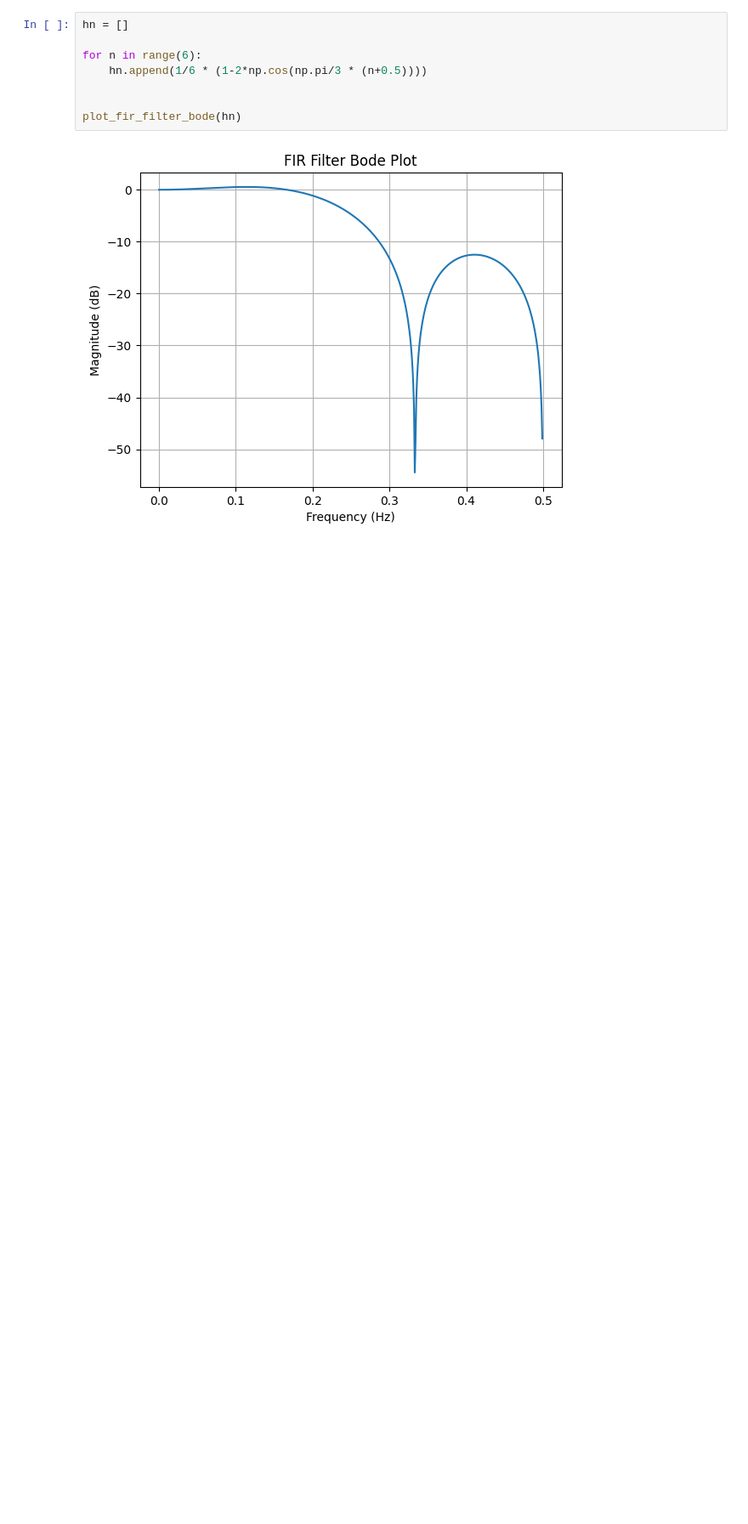
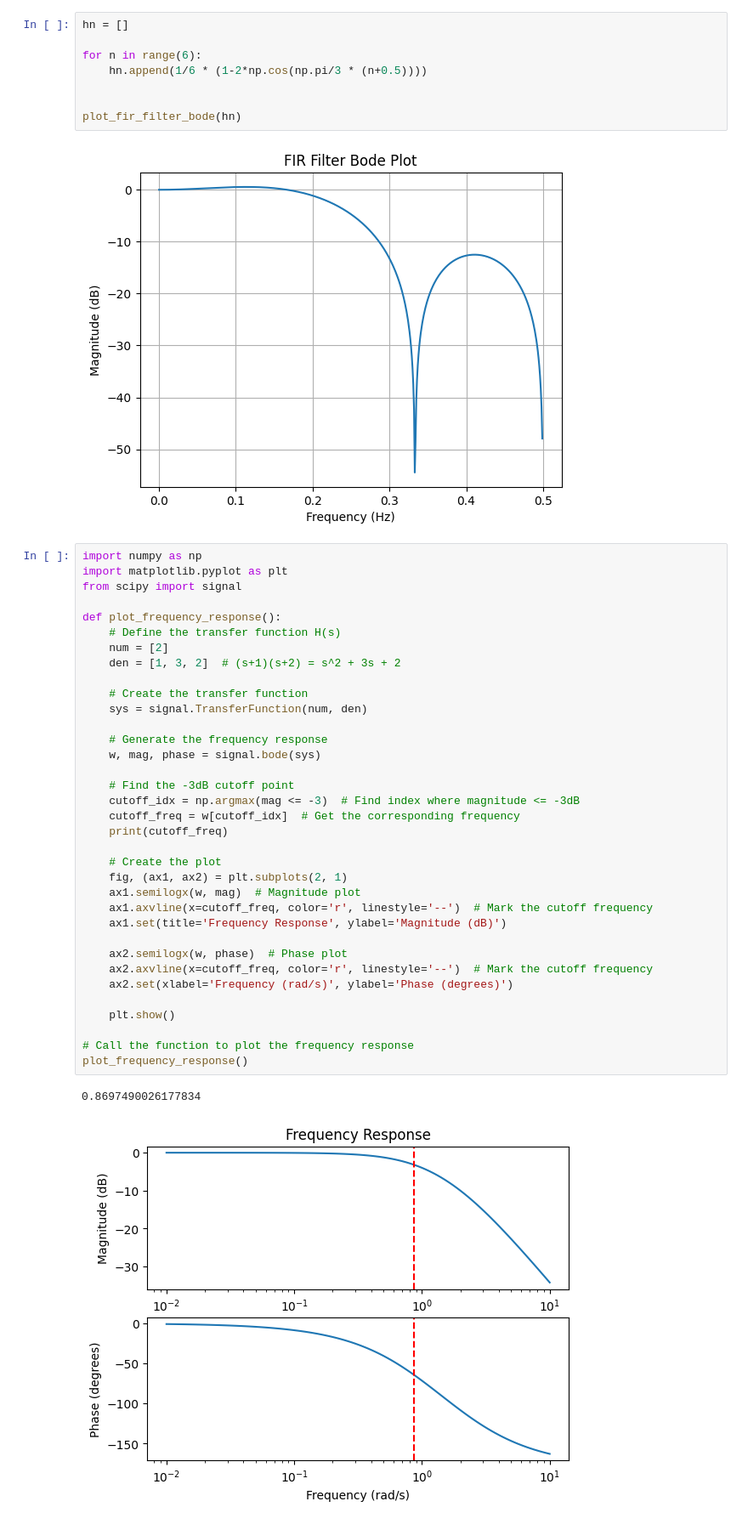
Before and after one commit to JBatRey/tp4assd, a Jupyter notebook: fit.ipynb, the cells around one changed output. Shown: that part at 85% size. Saved outputs shown, nothing was run; the diff lists cells and outputs as text; blank space fills up the shorter version.

```diff
--- a/fit.ipynb
+++ b/fit.ipynb
@@ -39,3 +43,41 @@ for n in range(6):
 plot_fir_filter_bode(hn)
 # %% [output]
 [figure]
+# %%
+import numpy as np
+import matplotlib.pyplot as plt
+from scipy import signal
+
+def plot_frequency_response():
+    # Define the transfer function H(s)
+    num = [2]
+    den = [1, 3, 2]  # (s+1)(s+2) = s^2 + 3s + 2
+
+    # Create the transfer function
+    sys = signal.TransferFunction(num, den)
+
+    # Generate the frequency response
+    w, mag, phase = signal.bode(sys)
+
+    # Find the -3dB cutoff point
+    cutoff_idx = np.argmax(mag <= -3)  # Find index where magnitude <= -3dB
+    cutoff_freq = w[cutoff_idx]  # Get the corresponding frequency
+    print(cutoff_freq)
+
+    # Create the plot
+    fig, (ax1, ax2) = plt.subplots(2, 1)
+    ax1.semilogx(w, mag)  # Magnitude plot
+    ax1.axvline(x=cutoff_freq, color='r', linestyle='--')  # Mark the cutoff frequency
+    ax1.set(title='Frequency Response', ylabel='Magnitude (dB)')
+
+    ax2.semilogx(w, phase)  # Phase plot
+    ax2.axvline(x=cutoff_freq, color='r', linestyle='--')  # Mark the cutoff frequency
+    ax2.set(xlabel='Frequency (rad/s)', ylabel='Phase (degrees)')
+
+    plt.show()
+
+# Call the function to plot the frequency response
+plot_frequency_response()
+# %% [output]
+0.8697490026177834
+[figure, added]
```
Also changed, not shown: parts of 1 cell of this notebook.
